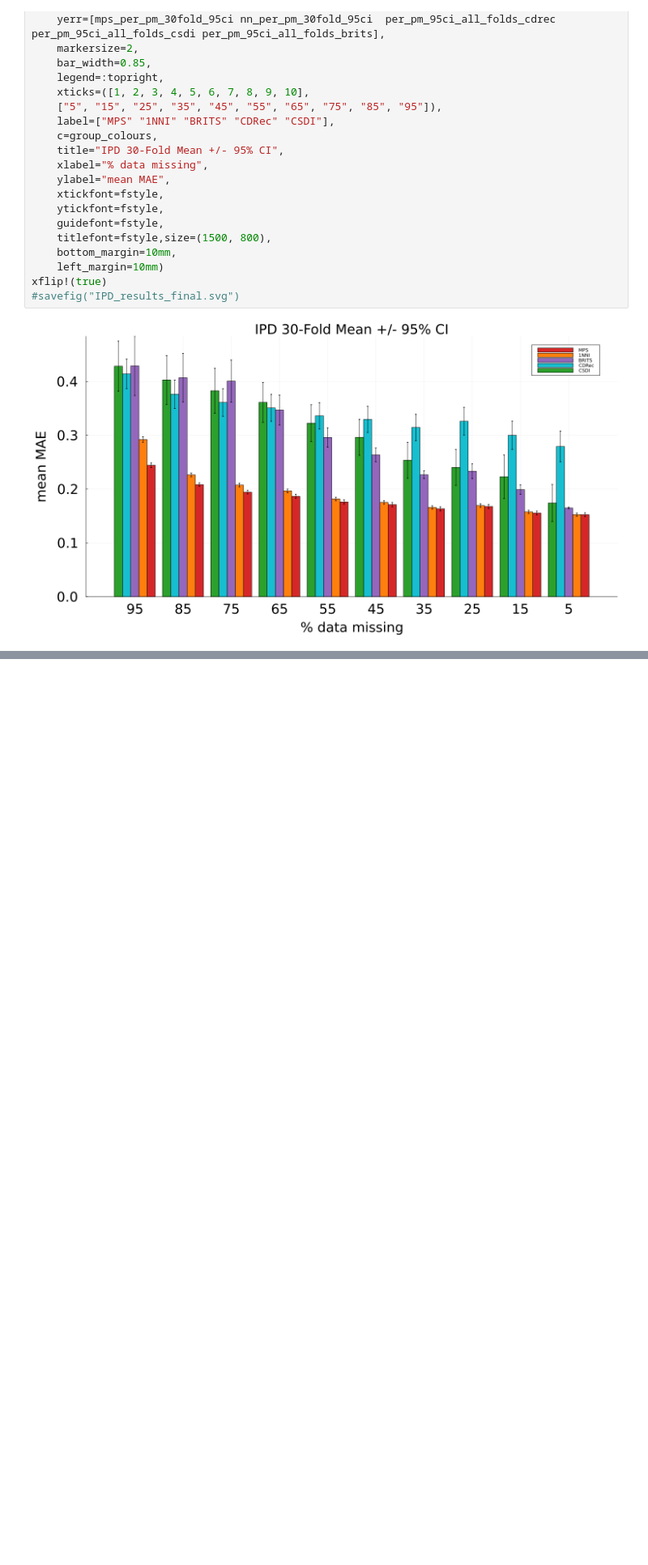
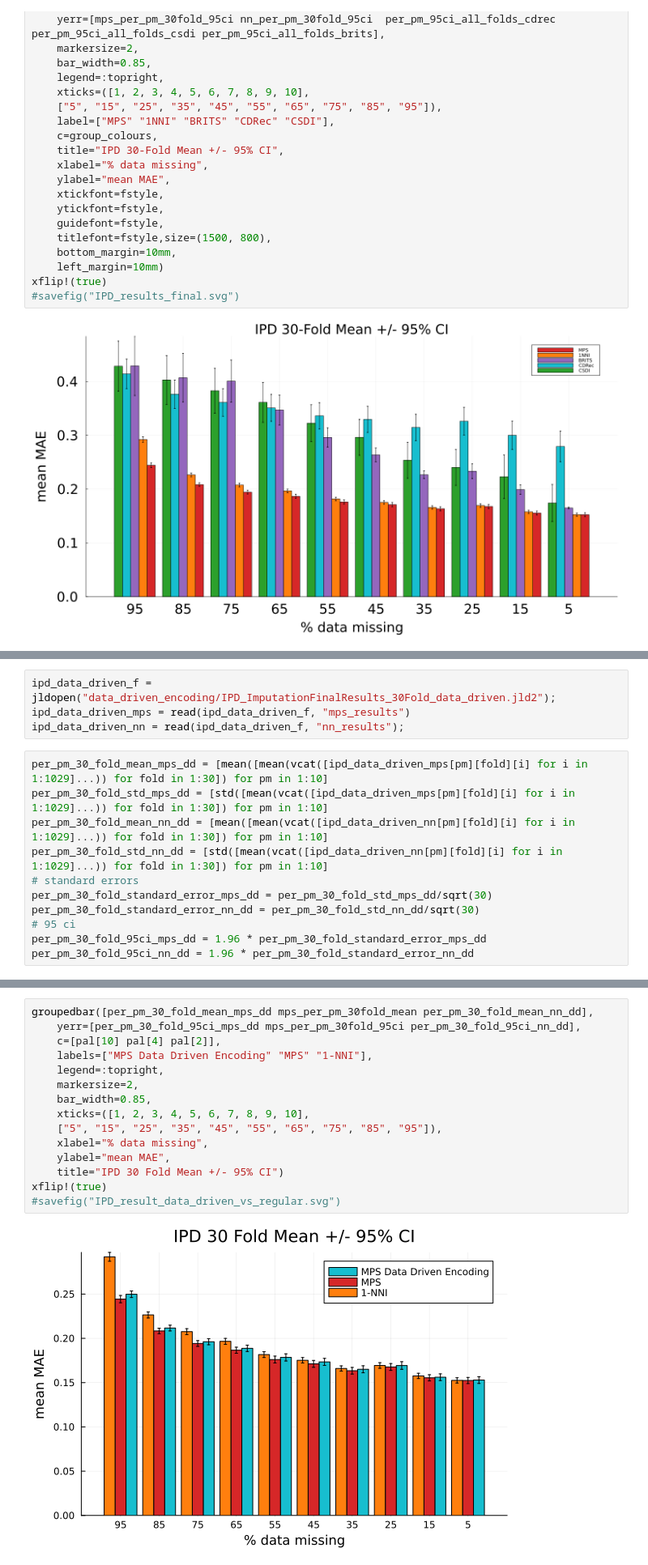
Before and after one commit to joshuabmoore/MPSTime.jl, a Jupyter notebook: FinalBenchmarks/ItalyPower/process_all_imputation_benchmarks.ipynb, the cells around one changed output, grey strips where cells are left out. Shown at 81% size. Saved outputs shown, nothing was run; the diff lists cells and outputs as text; blank space fills up the shorter version.

Commit message:
Plots

```diff
--- a/FinalBenchmarks/ItalyPower/process_all_imputation_benchmarks.ipynb
+++ b/FinalBenchmarks/ItalyPower/process_all_imputation_benchmarks.ipynb
@@ -204,0 +207,15 @@ xflip!(true)
+# %%
+ipd_data_driven_f = jldopen("data_driven_encoding/IPD_ImputationFinalResults_30Fold_data_driven.jld2");
+ipd_data_driven_mps = read(ipd_data_driven_f, "mps_results")
+ipd_data_driven_nn = read(ipd_data_driven_f, "nn_results");
+# %%
+per_pm_30_fold_mean_mps_dd = [mean([mean(vcat([ipd_data_driven_mps[pm][fold][i] for i in 1:1029]...)) for fold in 1:30]) for pm in 1:10]
+per_pm_30_fold_std_mps_dd = [std([mean(vcat([ipd_data_driven_mps[pm][fold][i] for i in 1:1029]...)) for fold in 1:30]) for pm in 1:10]
+per_pm_30_fold_mean_nn_dd = [mean([mean(vcat([ipd_data_driven_nn[pm][fold][i] for i in 1:1029]...)) for fold in 1:30]) for pm in 1:10]
+per_pm_30_fold_std_nn_dd = [std([mean(vcat([ipd_data_driven_nn[pm][fold][i] for i in 1:1029]...)) for fold in 1:30]) for pm in 1:10]
+# standard errors
+per_pm_30_fold_standard_error_mps_dd = per_pm_30_fold_std_mps_dd/sqrt(30)
+per_pm_30_fold_standard_error_nn_dd = per_pm_30_fold_std_nn_dd/sqrt(30)
+# 95 ci
+per_pm_30_fold_95ci_mps_dd = 1.96 * per_pm_30_fold_standard_error_mps_dd
+per_pm_30_fold_95ci_nn_dd = 1.96 * per_pm_30_fold_standard_error_nn_dd
@@ -204,0 +234,17 @@ xflip!(true)
+# %%
+groupedbar([per_pm_30_fold_mean_mps_dd mps_per_pm_30fold_mean per_pm_30_fold_mean_nn_dd],
+    yerr=[per_pm_30_fold_95ci_mps_dd mps_per_pm_30fold_95ci per_pm_30_fold_95ci_nn_dd],
+    c=[pal[10] pal[4] pal[2]],
+    labels=["MPS Data Driven Encoding" "MPS" "1-NNI"],
+    legend=:topright,
+    markersize=2,
+    bar_width=0.85,
+    xticks=([1, 2, 3, 4, 5, 6, 7, 8, 9, 10],
+    ["5", "15", "25", "35", "45", "55", "65", "75", "85", "95"]),
+    xlabel="% data missing",
+    ylabel="mean MAE",
+    title="IPD 30 Fold Mean +/- 95% CI")
+xflip!(true)
+#savefig("IPD_result_data_driven_vs_regular.svg")
+# %% [output]
+[figure, added]
```
Also changed, not shown: parts of 2 cells of this notebook, 49 other files.
